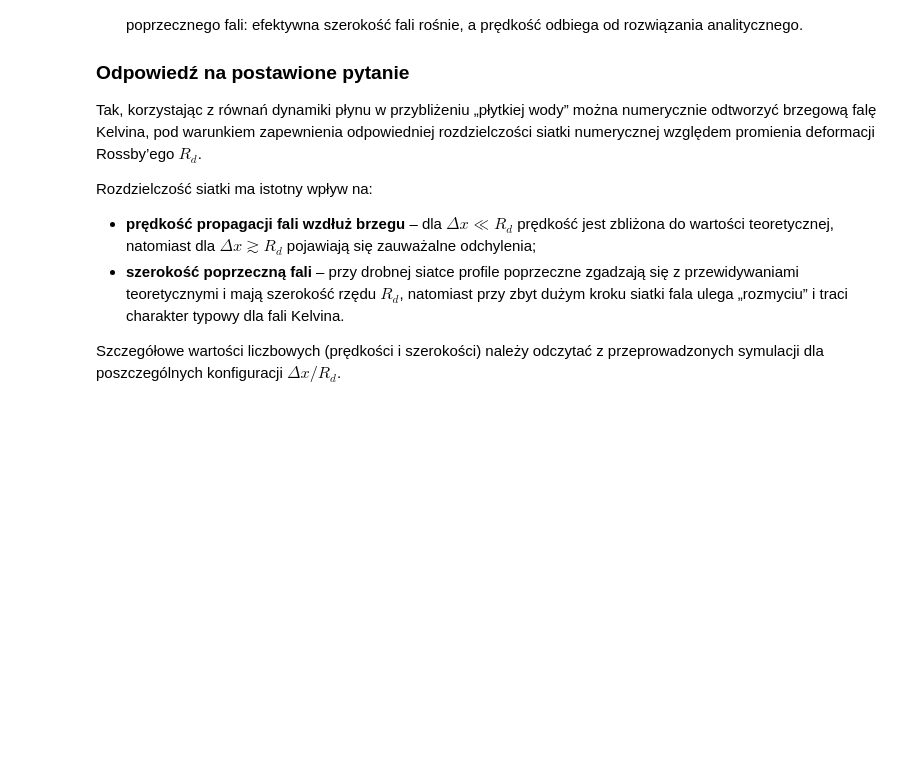
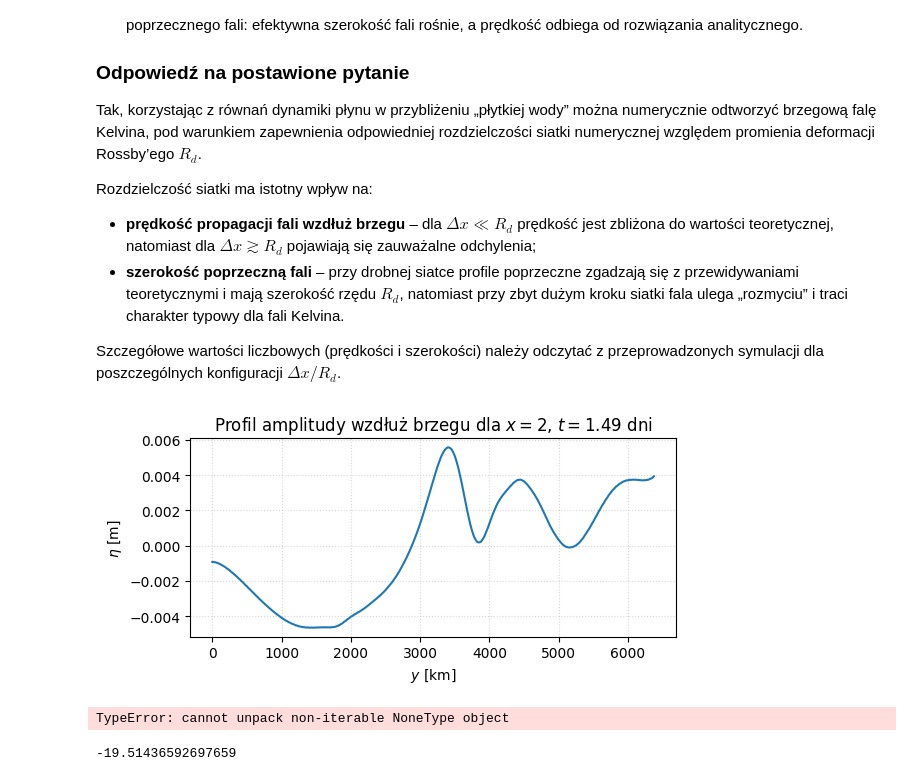
Before and after one commit to MUPAGH2025/0mroz, a Jupyter notebook: kelvin.ipynb, the cells around one changed output. Drawn from its saved outputs; the diff is of its cells as text; code cells hidden in the pictures; blank space fills up the shorter version.

```diff
--- a/kelvin.ipynb
+++ b/kelvin.ipynb
@@ -929,3 +1113,40 @@ Rozdzielczość siatki ma istotny wpływ na:
 Szczegółowe wartości liczbowych (prędkości i szerokości) należy
 odczytać z przeprowadzonych symulacji dla poszczególnych konfiguracji
 $\Delta x / R_d$.
+# %%
+
+snapshot_index = 57
+x_index = 2
+h_snap = np.asarray(sim_base["output"]["h"][snapshot_index])  # [nx, ny]
+eta_snap = h_snap - H_val
+
+y = sim_base["y"]           # [m]
+y_km = y / 1e3
+
+# czas tego snaphotu
+t = sim_base["times"][snapshot_index]      # [s]
+t_days = t / 86400.0
+
+plt.figure(figsize=(6, 3))
+plt.plot(y_km, eta_snap[x_index, :], markersize=3)
+plt.xlabel(r"$y\ \mathrm{[km]}$")
+plt.ylabel(r"$\eta\ \mathrm{[m]}$")
+plt.title(
+    rf"Profil amplitudy wzdłuż brzegu dla $x = {x_index}$, "
+    rf"$t = {t_days:.2f}\ \mathrm{{dni}}$"
+)
+plt.grid(True, linestyle=":", alpha=0.5)
+plt.tight_layout()
+plt.show()
+# %% [output]
+[figure, added]
+# %%
+speed, times, y_pos = compute_kelvin_speed(
+        sim_base["output"]["h"], H_val, sim_base["dt"], sim_base["outfreq"], sim_base["dy"]
+    )
+# %% [output]
+TypeError: cannot unpack non-iterable NoneType object
+# %%
+print(speed)
+# %% [output]
+-19.51436592697659
```
Also changed, not shown: parts of 10 cells of this notebook.
